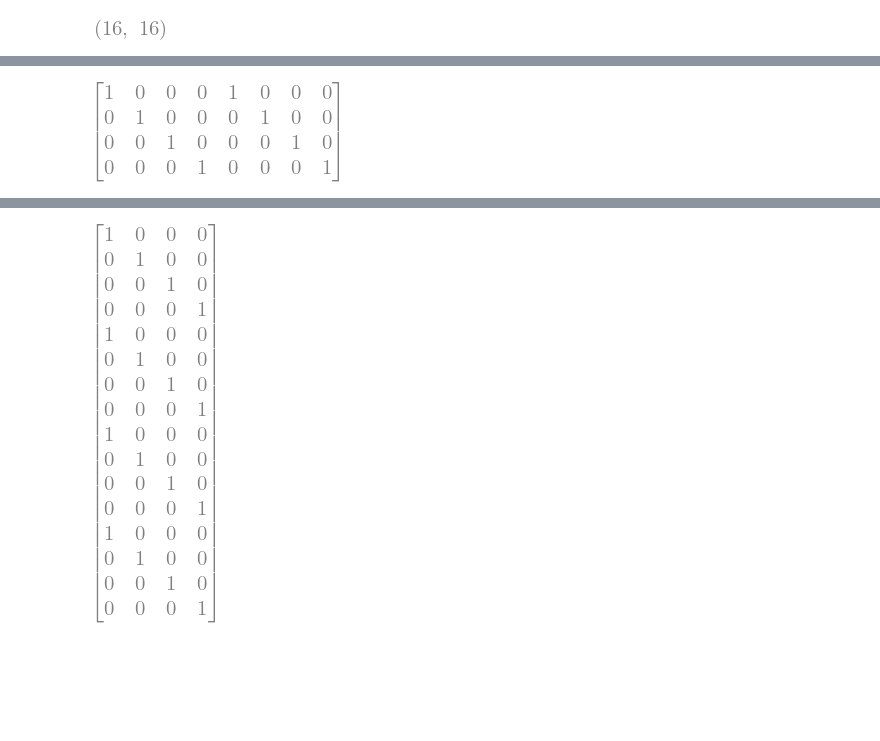
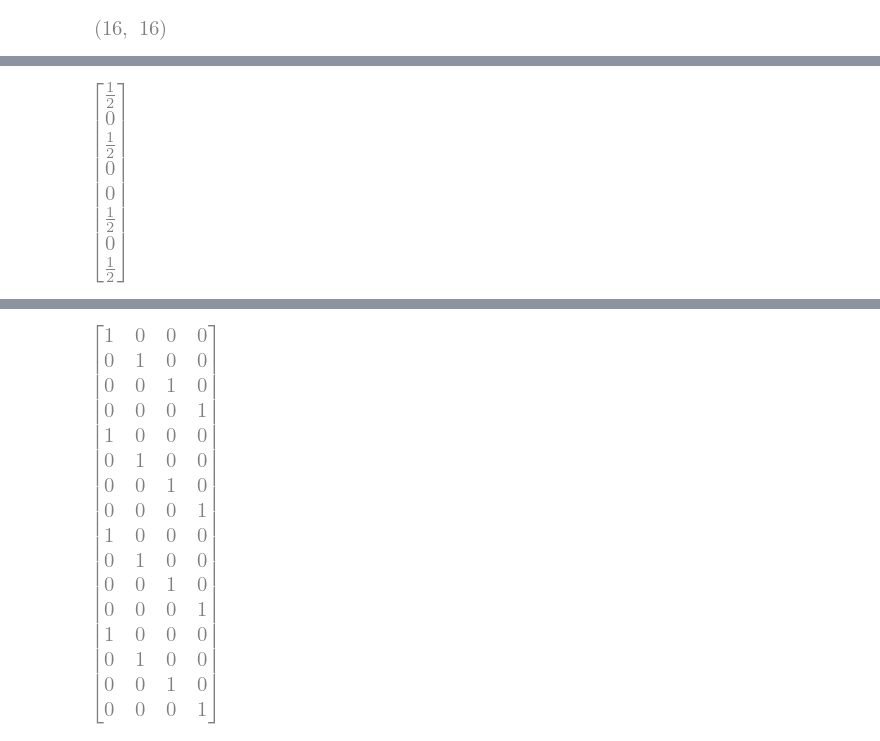
Before and after one commit to jbperin/hello-world, a Jupyter notebook: quantique/Simon.ipynb, the cells around one changed output, grey strips where cells are left out. Cells and saved outputs as stored; diff of their text form; code cells hidden in the pictures; blank space fills up the shorter version.

```diff
--- a/quantique/Simon.ipynb
+++ b/quantique/Simon.ipynb
@@ -87,23 +78,2 @@ M.det()
-# %%
-table1={
-    "000": "10011",
-    "001": "00101",
-    "010": "00101",
-    "011": "10011",
-    "100": "11010",
-    "101": "00001",
-    "110": "00001",
-    "111": "11010",
-       } # s = 011
-table2={
-    "000": "011",
-    "001": "101",
-    "010": "000",
-    "011": "010",
-    "100": "101",
-    "101": "011",
-    "110": "010",
-    "111": "000",
-} # s = 101
 # %%
 TensorProduct(I, I, I, H, H, H) * TensorProduct(ψ1, ψ2, ψ3, ψ4, ψ5, ψ6)
@@ -274,10 +242,8 @@ R1.subs({α1:1, β1:0, α2:1, β2:0, α3:1, β3:0, α4:1, β4:0})
 # %%
-sp.Matrix([[ 1, 0, 0, 0, 1, 0, 0, 0],
-        [ 0, 1, 0, 0, 0, 1, 0, 0],
-        [ 0, 0, 1, 0, 0, 0, 1, 0],
-        [ 0, 0, 0, 1, 0, 0, 0, 1]])
+vect33 = TensorProduct(I, I, I, H, H, H)*Uf33*TensorProduct(I, I, I, H, H, H) * TensorProduct(ψ1, ψ2, ψ3, ψ4, ψ5, ψ6)
-# %% [output]
-[figure, removed]
 # %%
-M1=TensorProduct(Matrix([1, 1]), Matrix([1, 1]), I, I)
+R33= isolateQubits(3, 5, vect33.subs({α1:1, β1:0, α2:1, β2:0, α3:1, β3:0, α4:1, β4:0, α5:1, β5:0, α6:1, β6:0}))
+R33
+# %% [output]
+[figure, added]
 # %%
```
Also changed, not shown: parts of 15 cells of this notebook, 1 other file.
